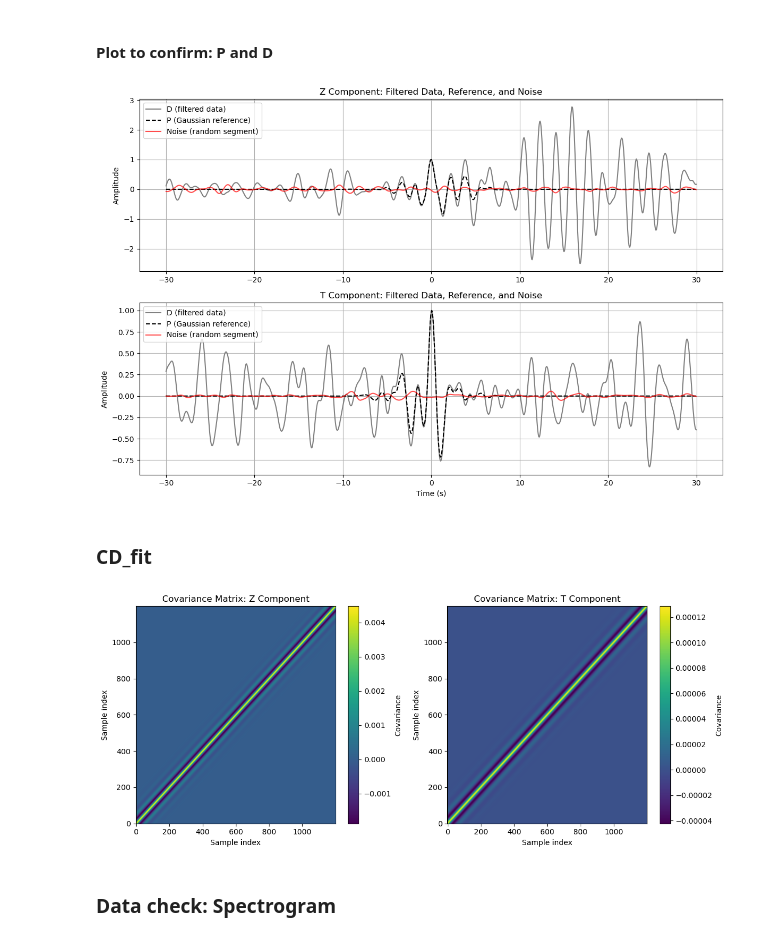
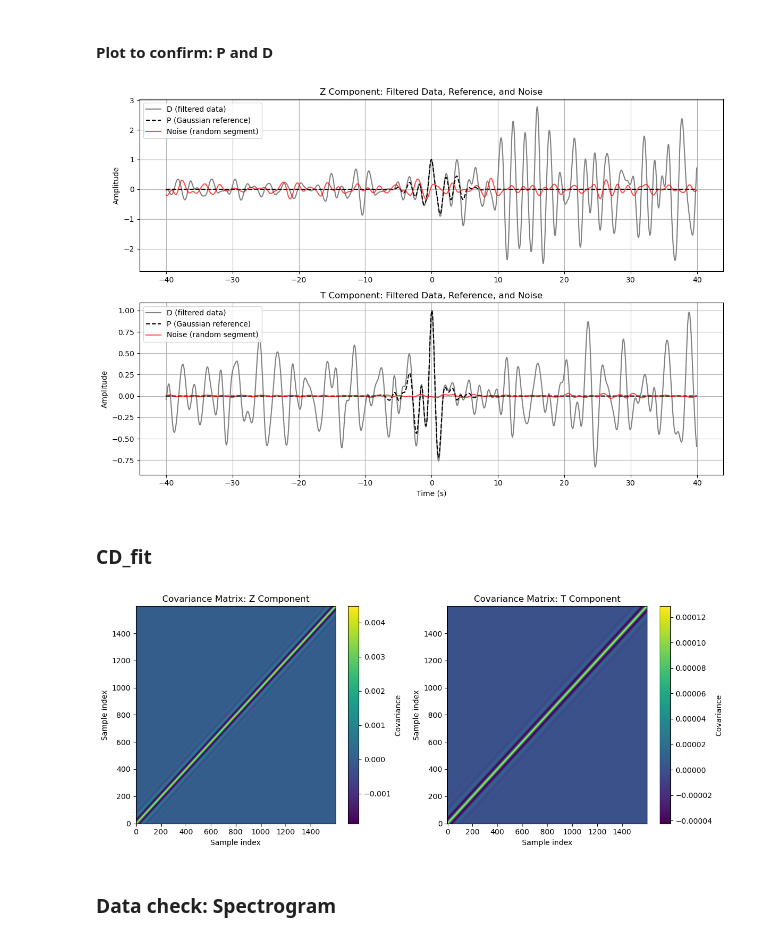
Before and after one commit to evanzzq/SHARP-SS, a Jupyter notebook: mars.ipynb, the cells around one changed output. Saved outputs shown, nothing was run; the diff lists cells and outputs as text; code cells hidden in the pictures.

Commit message:
yaml; batch; plot

```diff
--- a/mars.ipynb
+++ b/mars.ipynb
@@ -424,13 +414,12 @@ plt.show()
 # %% [markdown]
 ### Save data
 # %%
-# import pickle
-# from sharp_ss.model import Prior
-# --- Extract and Save Reference (P) and Data (D) with Time Vector ---
+# Save name
+save_suffix = "_src3s"
 
 # Define cut window (in seconds)
 # This will TRIM the data
-cut_b, cut_a = -30, 30
+cut_b, cut_a = -40, 40
 cut_len = cut_a - cut_b
 
 # Time vector centered at zero
@@ -487,8 +476,8 @@ noise_z /= norm_z
 noise_t /= norm_t
 
 # Define output dirs
-outdir_PP = os.path.join(filedir, "data", evname + "_PP")
-outdir_SS = os.path.join(filedir, "data", evname + "_SS")
+outdir_PP = os.path.join(filedir, "data", evname + save_suffix + "_PP")
+outdir_SS = os.path.join(filedir, "data", evname + save_suffix + "_SS")
 
 # Make directories if they don't exist
 os.makedirs(outdir_PP, exist_ok=True)
@@ -514,8 +503,8 @@ import numpy as np
 import matplotlib.pyplot as plt
 
 # --- Load saved PP and SS data with noise ---
-data_Z = np.load(filedir+"/data/"+evname+"_PP/data.npz")
-data_T = np.load(filedir+"/data/"+evname+"_SS/data.npz")
+data_Z = np.load(os.path.join(outdir_PP, "data.npz"))
+data_T = np.load(os.path.join(outdir_SS, "data.npz"))
 
 # Extract
 time   = data_Z["time"]
@@ -537,34 +526,34 @@ def random_noise_segment(noise_full, segment_len):
 noise_z_segment = random_noise_segment(noise_z, len(time))
 noise_t_segment = random_noise_segment(noise_t, len(time))
 
 # --- Plot ---
 plt.figure(figsize=(12, 8))
 
 # Z component
 plt.subplot(2, 1, 1)
 plt.plot(time, D_z, label="D (filtered data)", color="gray")
 plt.plot(time, P_z, label="P (Gaussian reference)", color="black", linestyle="--")
 plt.plot(time, noise_z_segment, label="Noise (random segment)", color="red", alpha=0.7)
 plt.title("Z Component: Filtered Data, Reference, and Noise")
 plt.ylabel("Amplitude")
 plt.legend()
 plt.grid()
 
 # T component
 plt.subplot(2, 1, 2)
 plt.plot(time, D_t, label="D (filtered data)", color="gray")
 plt.plot(time, P_t, label="P (Gaussian reference)", color="black", linestyle="--")
 plt.plot(time, noise_t_segment, label="Noise (random segment)", color="red", alpha=0.7)
 plt.title("T Component: Filtered Data, Reference, and Noise")
 plt.xlabel("Time (s)")
 plt.ylabel("Amplitude")
 plt.legend()
 plt.grid()
 
 plt.tight_layout()
 plt.show()
 # %% [output]
-[figure, old version]
+[figure, new version]
 # %% [markdown]
 ### CD_fit
 # %%
@@ -675,7 +664,7 @@ plt.ylabel("Sample index")
 plt.tight_layout()
 plt.show()
 # %% [output]
-[figure, old version]
+[figure, new version]
 # %% [markdown]
 ### Data check: Spectrogram
 # %%
```
Also changed, not shown: parts of 5 cells of this notebook, 9 other files.
